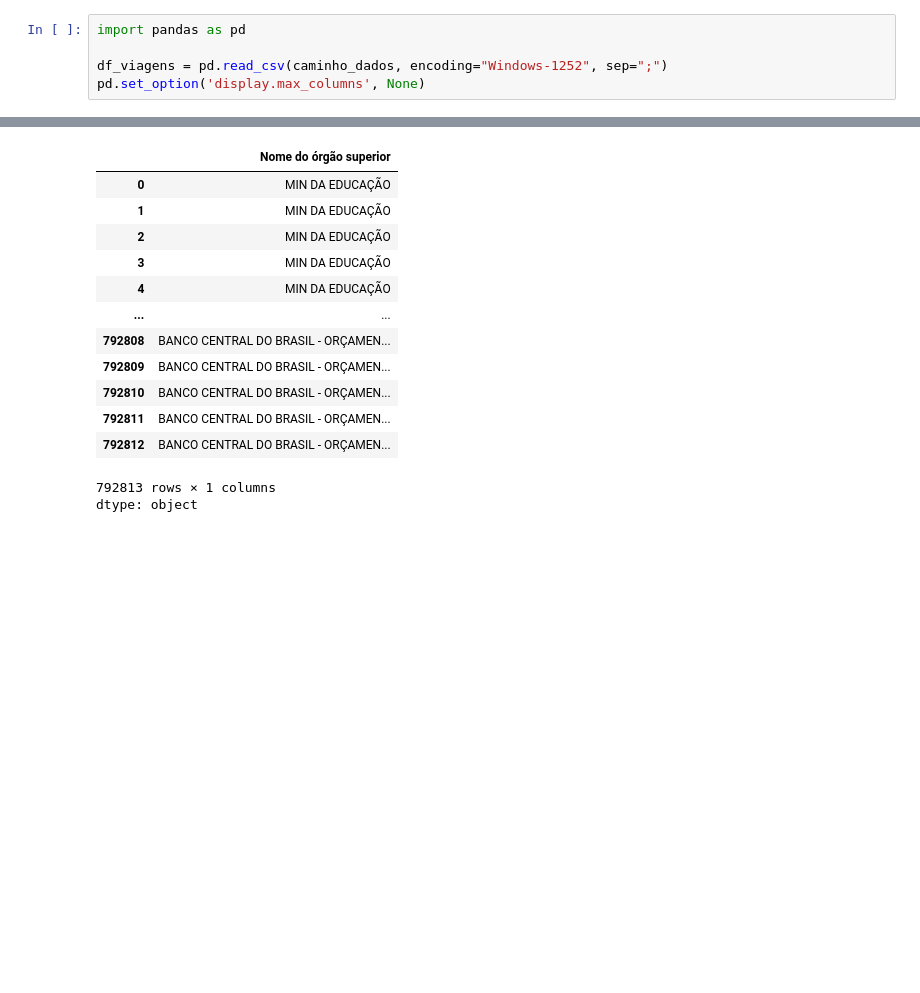
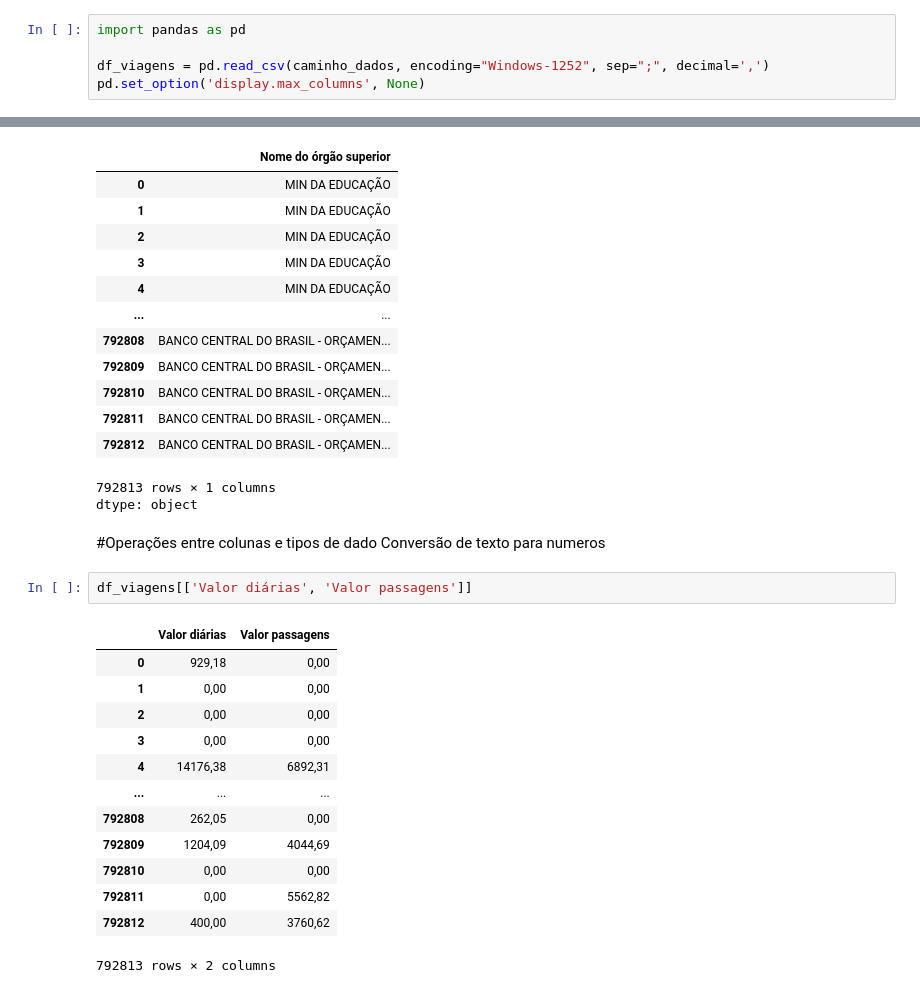
Before and after one commit to Murilo11/Analise-de-Dados-Portal-de-Transparencia, a Jupyter notebook: Analise_De_Dados_do_Portal_da_Transparencia.ipynb, the cells around one changed output, grey strips where cells are left out. Drawn from its saved outputs; the diff is of its cells as text; blank space fills up the shorter version.

Commit message:
Operações entre colunas e tipos de dado Contando frequencias- Analisando a frequencia de viagens por cargo

```diff
--- a/Analise_De_Dados_do_Portal_da_Transparencia.ipynb
+++ b/Analise_De_Dados_do_Portal_da_Transparencia.ipynb
@@ -7,7 +7,7 @@ caminho_dados = "/content/drive/MyDrive/AD- ASIMOV/2024_Viagem.csv"
 # %%
 import pandas as pd
 
-df_viagens = pd.read_csv(caminho_dados, encoding="Windows-1252", sep=";")
+df_viagens = pd.read_csv(caminho_dados, encoding="Windows-1252", sep=";", decimal=',')
 pd.set_option('display.max_columns', None)
 # %%
 df_viagens
@@ -95,3 +95,22 @@ df_viagens["Nome do órgão superior"].str.upper().str.replace('MINISTÉRIO', 'M
 | 792812 | BANCO CENTRAL DO BRASIL - ORÇAMEN... |
 792813 rows × 1 columns
 dtype: object
+# %% [markdown]
+#Operações entre colunas e tipos de dado
+Conversão de texto para numeros
+# %%
+df_viagens[['Valor diárias', 'Valor passagens']]
+# %% [output]
+|  | Valor diárias | Valor passagens |
+| 0 | 929,18 | 0,00 |
+| 1 | 0,00 | 0,00 |
+| 2 | 0,00 | 0,00 |
+| 3 | 0,00 | 0,00 |
+| 4 | 14176,38 | 6892,31 |
+| ... | ... | ... |
+| 792808 | 262,05 | 0,00 |
+| 792809 | 1204,09 | 4044,69 |
+| 792810 | 0,00 | 0,00 |
+| 792811 | 0,00 | 5562,82 |
+| 792812 | 400,00 | 3760,62 |
+792813 rows × 2 columns
```
Also changed, not shown: parts of 10 cells of this notebook.
